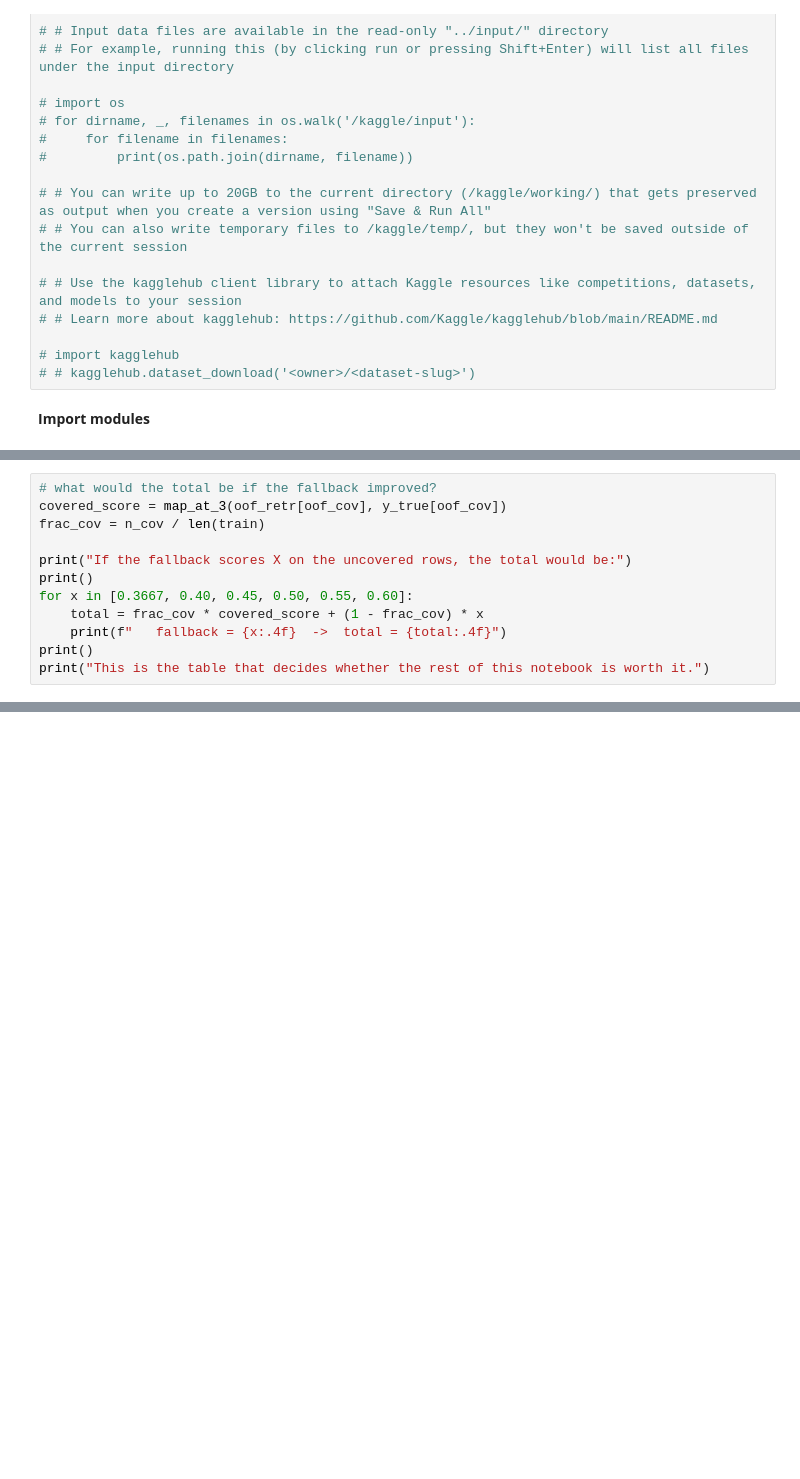
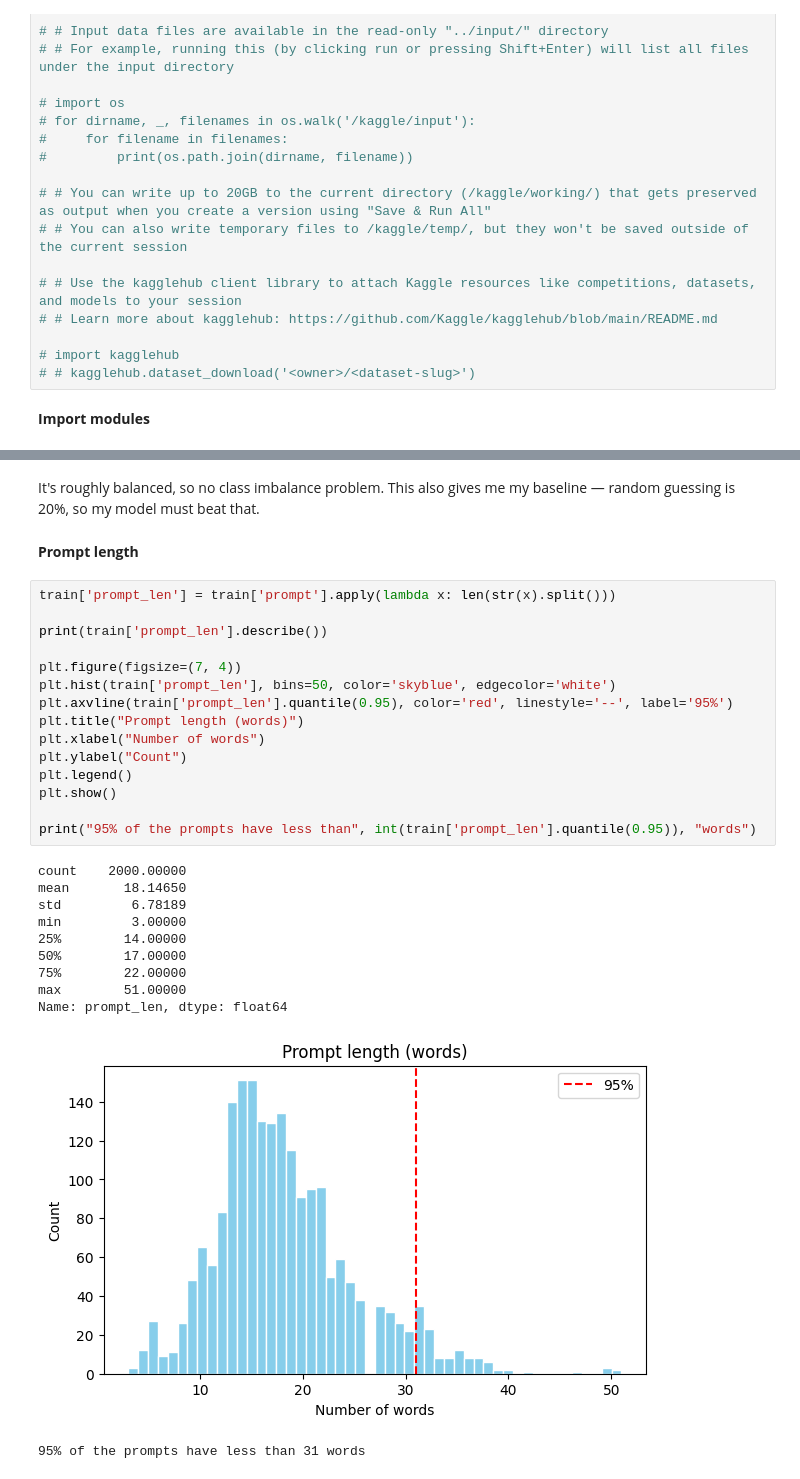
Before and after one commit to 22f1000828/DL-22f1000828-notebook-t22026, a Jupyter notebook: kaggle_notebook.ipynb, the cells around one changed output, grey strips where cells are left out. Drawn from its saved outputs; the diff is of its cells as text; blank space fills up the shorter version.

Commit message:
Kaggle Notebook | DL-22f1000828-notebook-t22026 | Version 63

```diff
--- a/kaggle_notebook.ipynb
+++ b/kaggle_notebook.ipynb
@@ -170,12 +26,0 @@ Overall (this should be close to my 0.7581): 0.9987
-# %%
-# what would the total be if the fallback improved?
-covered_score = map_at_3(oof_retr[oof_cov], y_true[oof_cov])
-frac_cov = n_cov / len(train)
-
-print("If the fallback scores X on the uncovered rows, the total would be:")
-print()
-for x in [0.3667, 0.40, 0.45, 0.50, 0.55, 0.60]:
-    total = frac_cov * covered_score + (1 - frac_cov) * x
-    print(f"   fallback = {x:.4f}  ->  total = {total:.4f}")
-print()
-print("This is the table that decides whether the rest of this notebook is worth it.")
@@ -605,0 +228,31 @@ Fallback rows                        : 0
+# %% [markdown]
+It's roughly balanced, so no class imbalance problem. This also gives me my baseline — random guessing is 20%, so my model must beat that.
+# %% [markdown]
+**Prompt length**
+# %%
+train['prompt_len'] = train['prompt'].apply(lambda x: len(str(x).split()))
+
+print(train['prompt_len'].describe())
+
+plt.figure(figsize=(7, 4))
+plt.hist(train['prompt_len'], bins=50, color='skyblue', edgecolor='white')
+plt.axvline(train['prompt_len'].quantile(0.95), color='red', linestyle='--', label='95%')
+plt.title("Prompt length (words)")
+plt.xlabel("Number of words")
+plt.ylabel("Count")
+plt.legend()
+plt.show()
+
+print("95% of the prompts have less than", int(train['prompt_len'].quantile(0.95)), "words")
+# %% [output]
+count    2000.00000
+mean       18.14650
+std         6.78189
+min         3.00000
+25%        14.00000
+50%        17.00000
+75%        22.00000
+max        51.00000
+Name: prompt_len, dtype: float64
+[figure, added]
+95% of the prompts have less than 31 words
```
Also changed, not shown: parts of 87 cells of this notebook.
